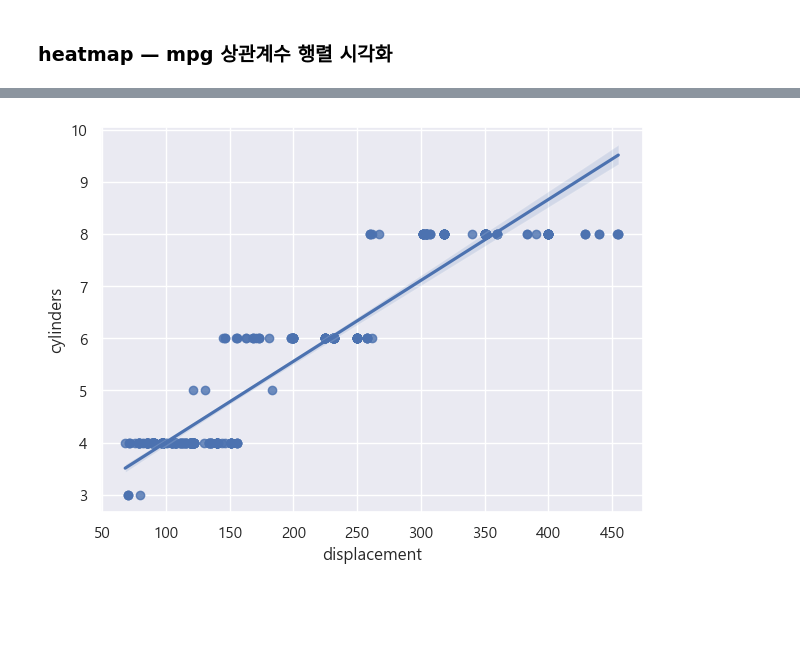
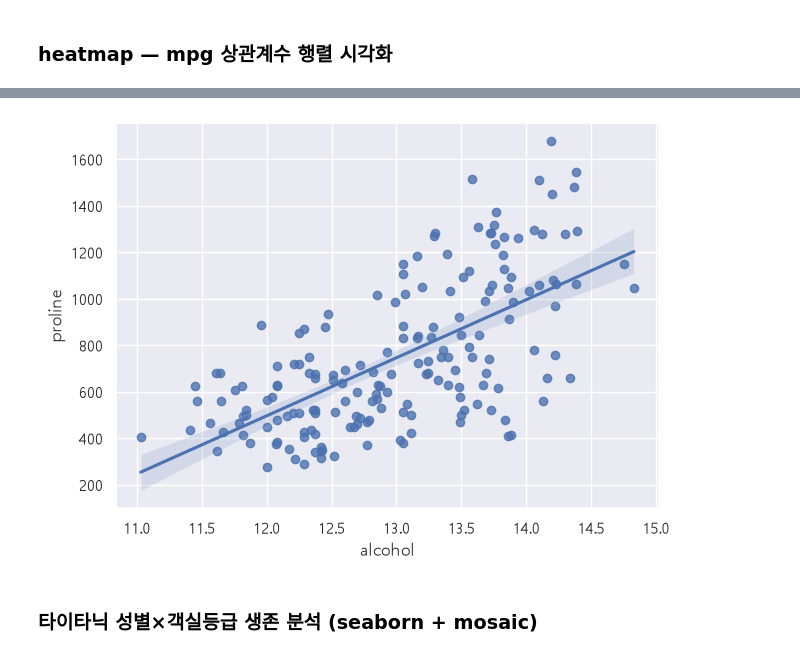
Before and after one commit to innsung/python-ds-lab, a Jupyter notebook: pandas/14_고급_시각화.ipynb, the cells around one changed output, grey strips where cells are left out. Saved outputs shown, nothing was run; the diff lists cells and outputs as text; code cells hidden in the pictures; blank space fills up the shorter version.

```diff
--- a/pandas/14_고급_시각화.ipynb
+++ b/pandas/14_고급_시각화.ipynb
@@ -111,5 +86,5 @@ df.head()
 # %%
-sns.set_theme(style='ticks', rc={'figure.figsize': (10, 4)})
+sns.set_theme(style='whitegrid', rc={'figure.figsize': (7, 5)})
 plt.rcParams['font.family'] = 'Malgun Gothic'
 
 sns.barplot(
@@ -121,7 +96,7 @@ sns.barplot(
     palette='Set2',
     legend=False
 )
-plt.title('Iris 품종별 평군 꽃잎길이')
+plt.title('Iris 품종별 평균 꽃잎길이')
 plt.xlabel('품종')
 plt.ylabel('꽃잎길이')
 plt.show()
@@ -433,0 +488,9 @@ plt.show()
+# %%
+# 상관계수 행렬에 대한 히트맵 생성
+sns.set_theme(rc={'figure.figsize': (10, 6)})
+plt.rcParams['font.family'] = 'Malgun Gothic'
+
+sns.heatmap(df_corr, annot=True, cmap='coolwarm', linewidths=0.5)
+plt.title('Mpg 수치형 변수 상관계수 행렬 히트맵', fontsize=10)
+plt.tight_layout()
+plt.show()
@@ -434,4 +511,10 @@ plt.show()
+# %%
+from sklearn.datasets import load_wine
+wine = load_wine()
 # %%
-df = pd.read_csv('data/mpg.csv')
+df = pd.DataFrame(
+    wine.data,
+    columns = wine.feature_names
+)
 df.head()
 # %% [output]
@@ -458,10 +567,13 @@ plt.show()
 # %%
+# Alchol & Proline 성분의 상관관계를 산점도 표현
 plt.figure(figsize=(7,5))
 sns.regplot(
     data=df,
-    x='displacement',
-    y='cylinders'
+    x='alcohol',
+    y='proline'
 )
 plt.show()
 # %% [output]
-[figure, old version]
+[figure, new version]
+# %% [markdown]
+### 타이타닉 성별×객실등급 생존 분석 (seaborn + mosaic)
```
Also changed, not shown: parts of 49 cells of this notebook, 13 other files.
